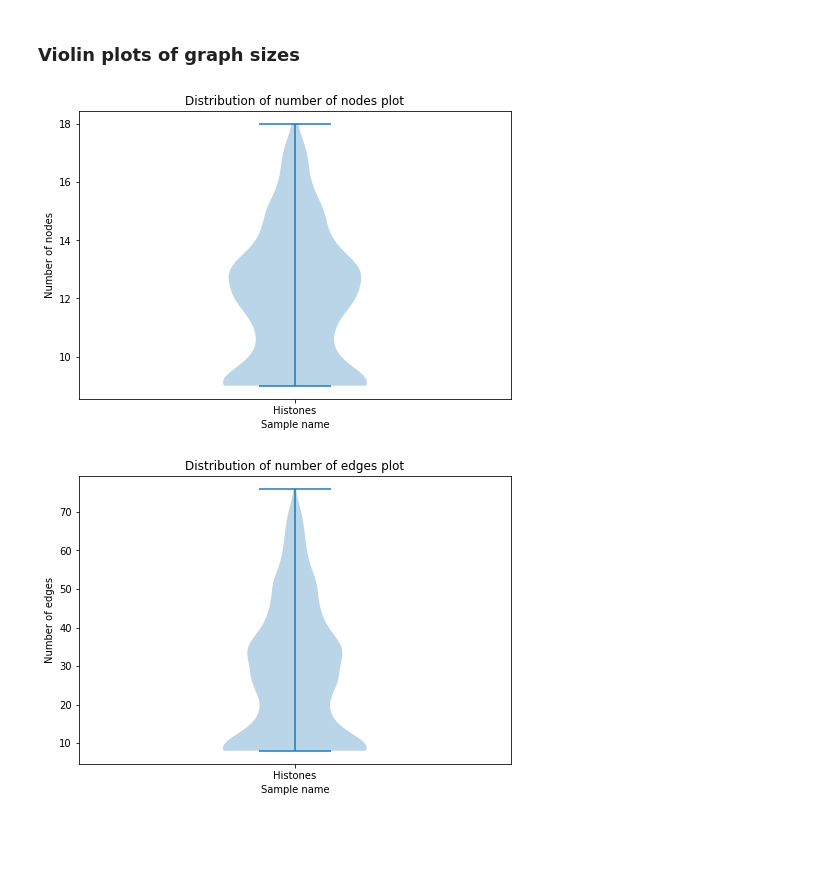
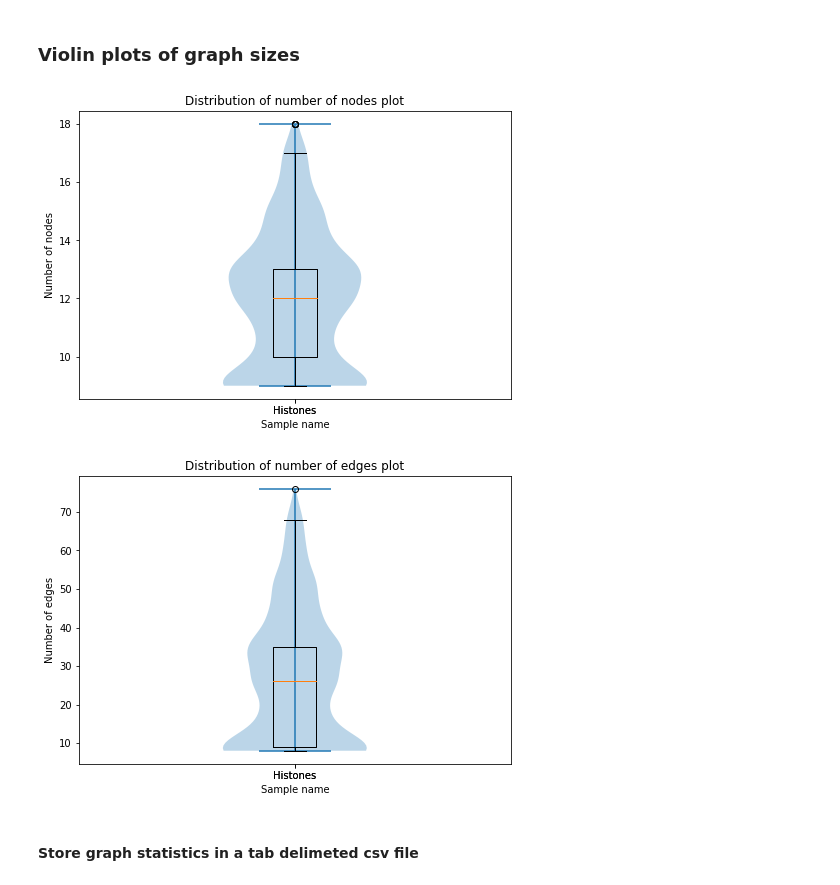
Before and after one commit to ProGenNo/peptides-modifications-matching, a Jupyter notebook: PMMP_violin_plot.ipynb, the cells around one changed output. Drawn from its saved outputs; the diff is of its cells as text; code cells hidden in the pictures; blank space fills up the shorter version.

```diff
--- a/PMMP_violin_plot.ipynb
+++ b/PMMP_violin_plot.ipynb
@@ -78,10 +78,10 @@ for index, sample in samples.iterrows():
     matching, num_V, num_E = find_subgraph_matching(df, sample)
     for e in matching:
         matchings_info.append(e)
-    graph_statistics.append([num_V, num_E])
+    graph_statistics.append([sample['spectrum_key'], sample['peptide_key'], num_V, num_E])
 print(matchings_info[0])
-print('Number of nodes:', graph_statistics[0][0])
-print('Number of edges:', graph_statistics[0][1])
+print('Number of nodes:', graph_statistics[0][2])
+print('Number of edges:', graph_statistics[0][3])
 # %% [output]
 [8346079174197888067, 1526271875777244526, 9, 14.01565006414]
 Number of nodes: 9
@@ -89,39 +89,56 @@ Number of edges: 8
 # %% [markdown]
 ### Violin plots of graph sizes
 # %%
-plotted_num_nodes = np.array(graph_statistics)[:,0].tolist()
-plotted_num_edges = np.array(graph_statistics)[:,1].tolist()
+plotted_num_nodes = np.array(graph_statistics)[:,2].tolist()
+plotted_num_edges = np.array(graph_statistics)[:,3].tolist()
 # %%
 def set_axis_style(ax, labels):
     ax.xaxis.set_tick_params(direction='out')
     ax.xaxis.set_ticks_position('bottom')
     ax.set_xticks(np.arange(1, len(labels) + 1))
     ax.set_xticklabels(labels)
     ax.set_xlim(0.25, len(labels) + 0.75)
     ax.set_xlabel('Sample name')
 
 fig = plt.figure()
 ax = fig.add_axes([0,0,1,1])
-bp = ax.violinplot(plotted_num_nodes)
-ax.set_title('Distribution of number of nodes plot')
-ax.set_ylabel('Number of nodes')
 
 labels = ['Histones']
 set_axis_style(ax, labels)
 
+bp = ax.violinplot(plotted_num_nodes)
+
+bplot1 = ax.boxplot(plotted_num_nodes,
+                     vert=True,  # vertical box alignment
+                     patch_artist=False,  # fill with color
+                     labels=labels)  # will be used to label x-ticks
+
+ax.set_title('Distribution of number of nodes plot')
+ax.set_ylabel('Number of nodes')
+
+
 plt.show()
 # %% [output]
-[figure, old version]
+[figure, new version]
 # %%
 fig = plt.figure()
 ax = fig.add_axes([0,0,1,1])
-bp = ax.violinplot(plotted_num_edges)
-ax.set_title('Distribution of number of edges plot')
-ax.set_ylabel('Number of edges')
 
 labels = ['Histones']
 set_axis_style(ax, labels)
 
+bp = ax.violinplot(plotted_num_edges)
+
+bplot1 = ax.boxplot(plotted_num_edges,
+                     vert=True,  # vertical box alignment
+                     patch_artist=False,  # fill with color
+                     labels=labels)  # will be used to label x-ticks
+
+ax.set_title('Distribution of number of edges plot')
+ax.set_ylabel('Number of edges')
+
 plt.show()
 # %% [output]
-[figure, old version]
+[figure, new version]
+# %% [markdown]
+#### Store graph statistics in a tab delimeted csv file
```
Also changed, not shown: parts of 1 cell of this notebook, 1 other file.
